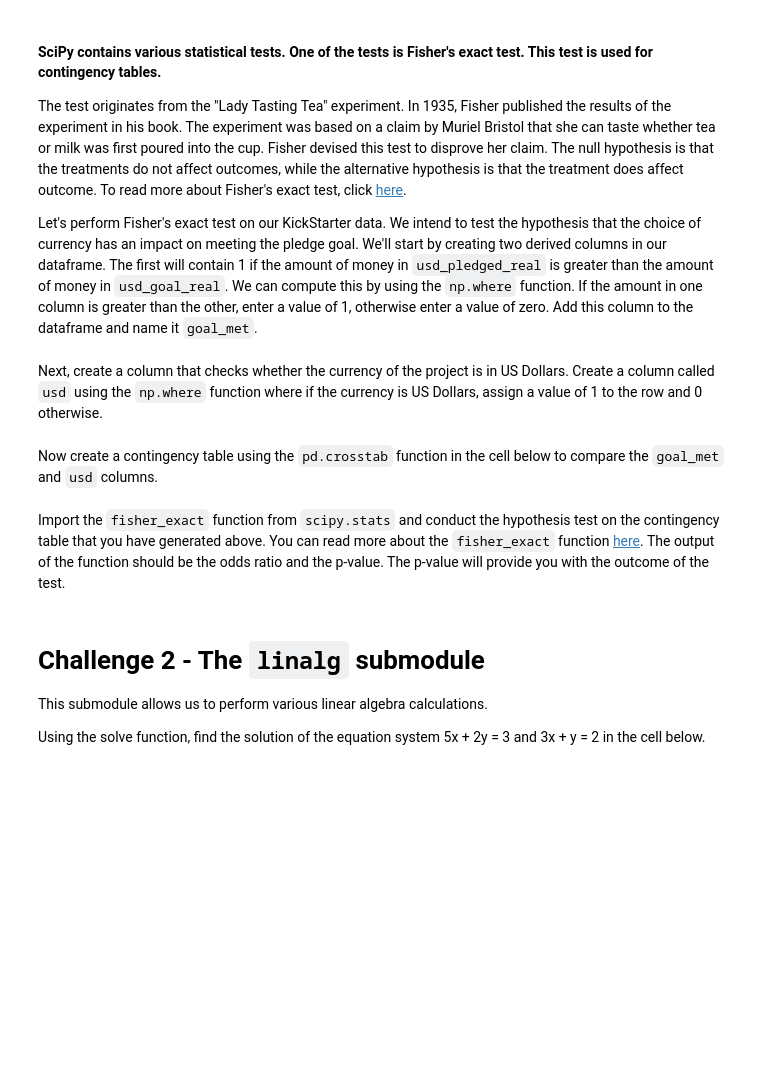
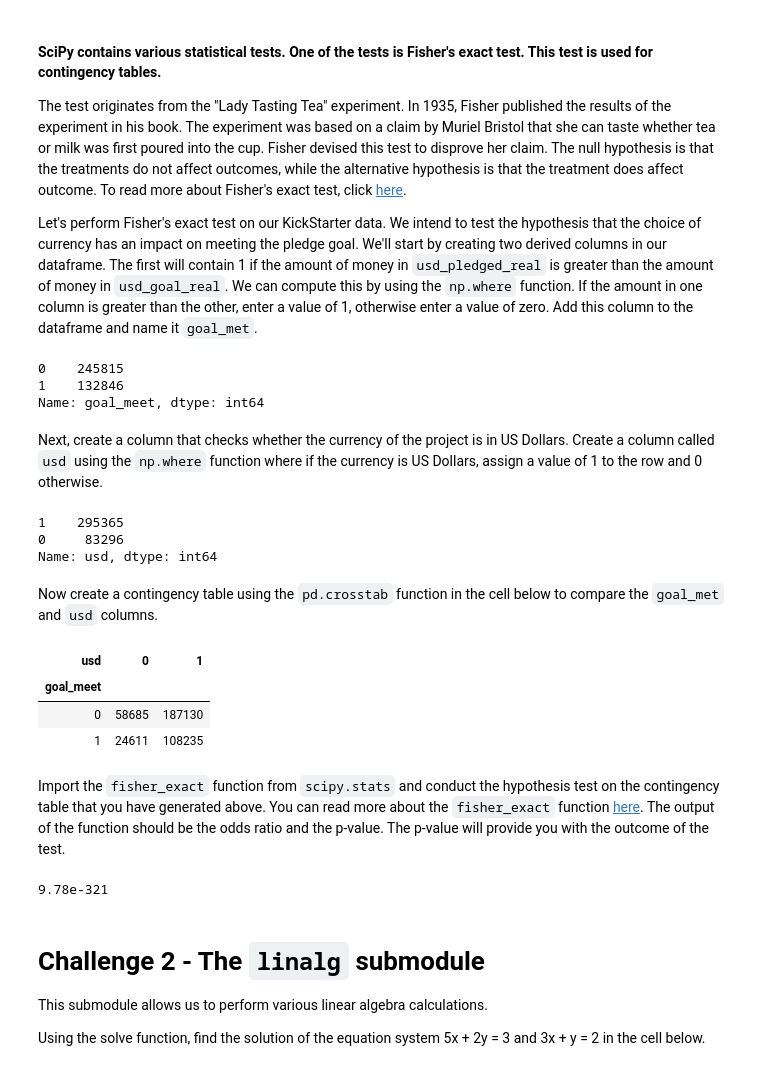
Before and after one commit to ta-datapt-bcn/lab-intro-to-scipy, a Jupyter notebook: your-code/main.ipynb, the cells around one changed output. Cells and saved outputs as stored; diff of their text form; code cells hidden in the pictures; blank space fills up the shorter version.

```diff
--- a/your-code/main.ipynb
+++ b/your-code/main.ipynb
@@ -40,2 +84,8 @@ Let's perform Fisher's exact test on our KickStarter data. We intend to test the
+# %%
+kickstarter['goal_meet'] = np.where((kickstarter['usd_pledged_real']>kickstarter['usd_goal_real']),1, 0)
+# %% [output]
+0    245815
+1    132846
+Name: goal_meet, dtype: int64
 # %% [markdown]
 Next, create a column that checks whether the currency of the project is in US Dollars. Create a column called `usd` using the `np.where` function where if the currency is US Dollars, assign a value of 1 to the row and 0 otherwise.
@@ -44,5 +92,21 @@ Next, create a column that checks whether the currency of the project is in US D
+# %%
+# Your code here:
+kickstarter['usd'] = np.where((kickstarter['currency'] == 'USD'),1, 0)
+kickstarter['usd'].value_counts()
+# %% [output]
+1    295365
+0     83296
+Name: usd, dtype: int64
 # %% [markdown]
 Now create a contingency table using the `pd.crosstab` function in the cell below to compare the `goal_met` and `usd` columns.
+# %%
+x = pd.crosstab(kickstarter['goal_meet'],kickstarter['usd'])
+x
+# %% [output]
+| usd | 0 | 1 |
+| goal_meet |  |  |
+| 0 | 58685 | 187130 |
+| 1 | 24611 | 108235 |
 # %% [markdown]
 Import the `fisher_exact` function from `scipy.stats` and conduct the hypothesis test on the contingency table that you have generated above. You can read more about the `fisher_exact` function [here](https://docs.scipy.org/doc/scipy/reference/generated/scipy.stats.fisher_exact.html#scipy.stats.fisher_exact). The output of the function should be the odds ratio and the p-value. The p-value will provide you with the outcome of the test.
 # %%
@@ -50,3 +115,7 @@ Import the `fisher_exact` function from `scipy.stats` and conduct the hypothesis
+# %%
+pvalue
+# %% [output]
+9.78e-321
 # %% [markdown]
 # Challenge 2 - The `linalg` submodule
 
```
Also changed, not shown: parts of 23 cells of this notebook.
